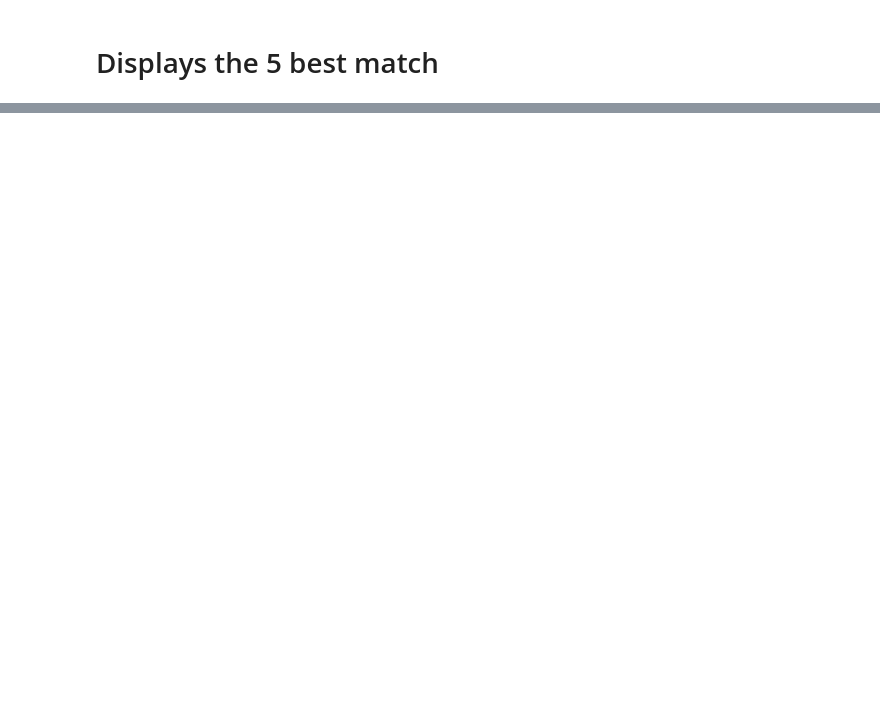
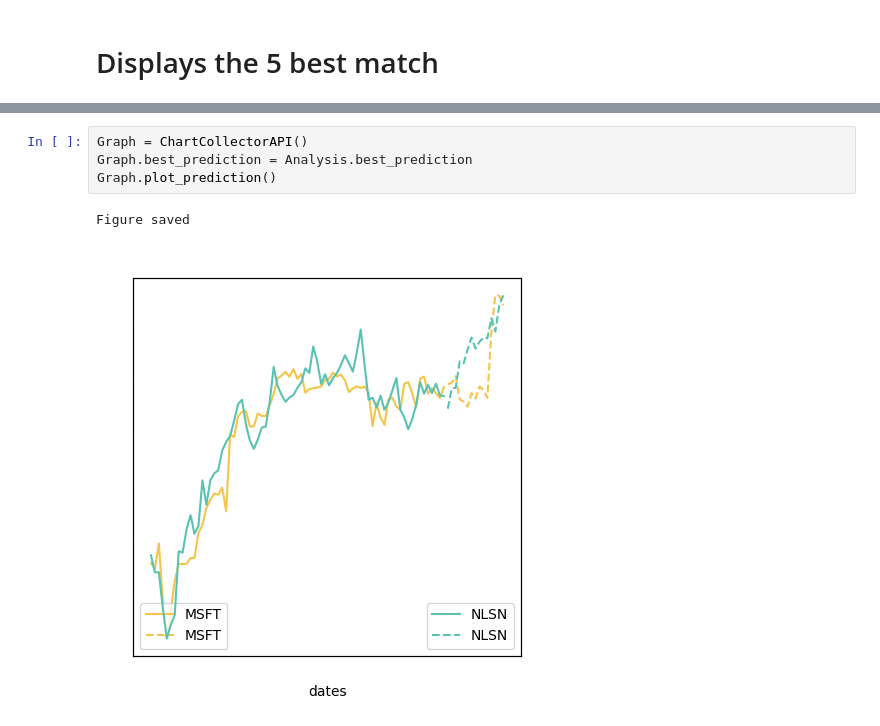
Before and after one commit to FinancialForecastingProject/Prediction, a Jupyter notebook: Notebook.ipynb, the cells around one changed output, grey strips where cells are left out. Drawn from its saved outputs; the diff is of its cells as text; blank space fills up the shorter version.

```diff
--- a/Notebook.ipynb
+++ b/Notebook.ipynb
@@ -1126,0 +1131,7 @@ AMD 2016-03-01 15:30:00 MU 2013-01-10 15:30:00
+# %%
+Graph = ChartCollectorAPI()
+Graph.best_prediction = Analysis.best_prediction
+Graph.plot_prediction()
+# %% [output]
+Figure saved
+[figure, added]
```
Also changed, not shown: parts of 8 cells of this notebook, 2 other files.
